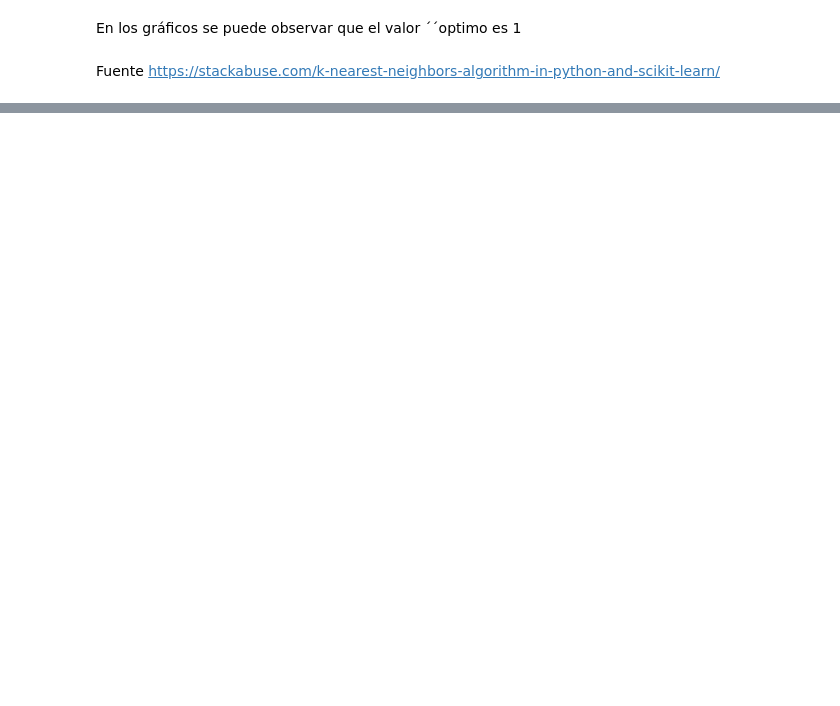
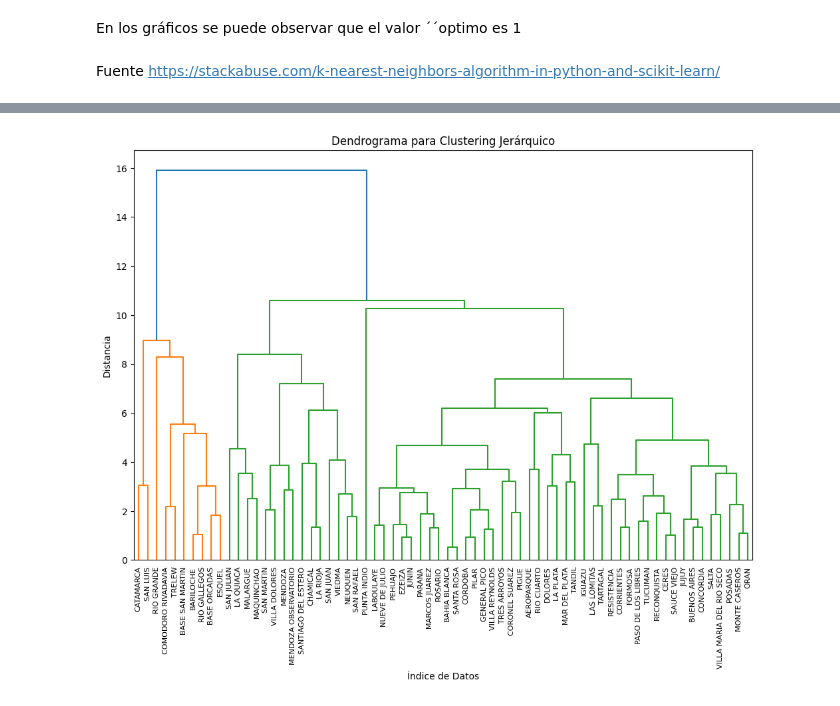
Before and after one commit to martinfernandoortiz/geoestadistica_unlp, a Jupyter notebook: final.ipynb, the cells around one changed output, grey strips where cells are left out. Cells and saved outputs as stored; diff of their text form; code cells hidden in the pictures; blank space fills up the shorter version.

```diff
--- a/final.ipynb
+++ b/final.ipynb
@@ -1464,0 +1502,50 @@ plt.show()
+# %%
+
+variables_clustering = gdf_median.groupby('Estacion')[['Temperatura_(C)', 'Temperatura_maxima_(C)', 'Temperatura_minima_(C)',
+                                               'Humedad_relativa_(%)', 'Velocidad_del_Viento_(km/h)',
+                                               'Nubosidad_total_(octavos)', 'Precipitacion_(mm)',
+                                               'Frecuencia_dias_Precipitacion_>0.1_mm']]
+
+# Puedes realizar operaciones de agregación o análisis en los grupos si es necesario
+# Por ejemplo, calcular la media de cada columna para cada estación
+variables_clustering = variables_clustering.mean()
+
+
+
+variables_clustering = variables_clustering[['Temperatura_(C)',
+                            'Humedad_relativa_(%)', 'Velocidad_del_Viento_(km/h)']]
+
+
+normalized_data = (variables_clustering - variables_clustering.mean()) / variables_clustering.std()
+
+
+# Realizar clustering jerárquico
+Z_single = linkage(normalized_data, method='single', metric='euclidean')
+Z_complete = linkage(normalized_data, method='complete', metric='euclidean')
+Z_average = linkage(normalized_data, method='average', metric='euclidean')
+
+# Obtener asignaciones de clusters
+num_clusters = 10
+clusters_single = fcluster(Z_single, num_clusters, criterion='maxclust')
+clusters_complete = fcluster(Z_complete, num_clusters, criterion='maxclust')
+clusters_average = fcluster(Z_average, num_clusters, criterion='maxclust')
+
+
+# Calcular las distancias entre los puntos (puedes ajustar la métrica según tus necesidades)
+distances = pdist(normalized_data, metric='euclidean')
+
+# Convertir las distancias a una matriz cuadrada
+distance_matrix = squareform(distances)
+
+# Calcular el enlace para el dendrograma
+linkage_matrix = linkage(distance_matrix, method='average')
+
+# Visualizar el dendrograma
+plt.figure(figsize=(12, 8))
+dendrogram(linkage_matrix, labels=normalized_data.index, orientation='top', leaf_rotation=90, leaf_font_size=8)
+plt.title('Dendrograma para Clustering Jerárquico')
+plt.xlabel('Índice de Datos')
+plt.ylabel('Distancia')
+plt.show()
+# %% [output]
+[figure, added]
```
Also changed, not shown: parts of 19 cells of this notebook.
